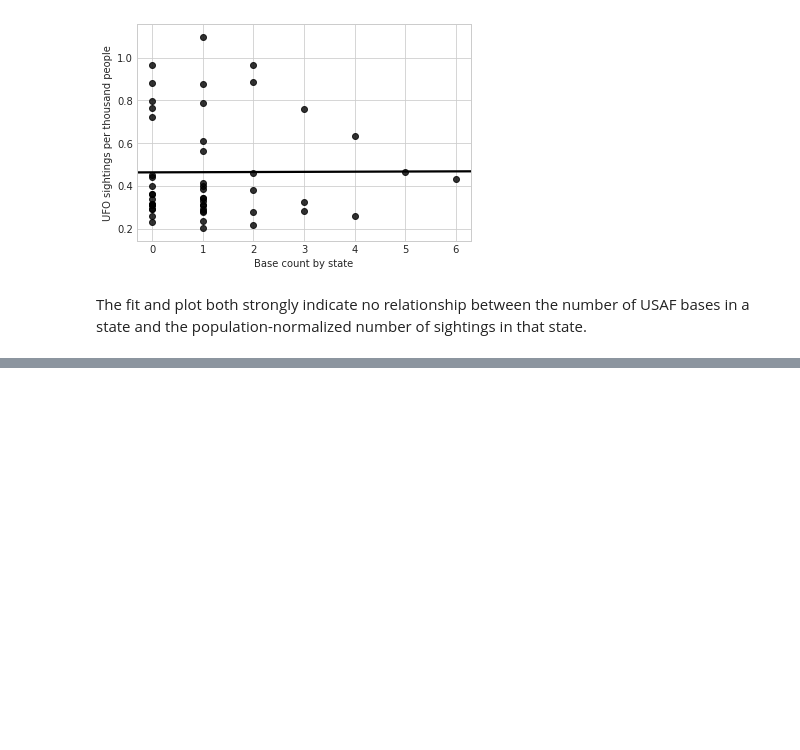
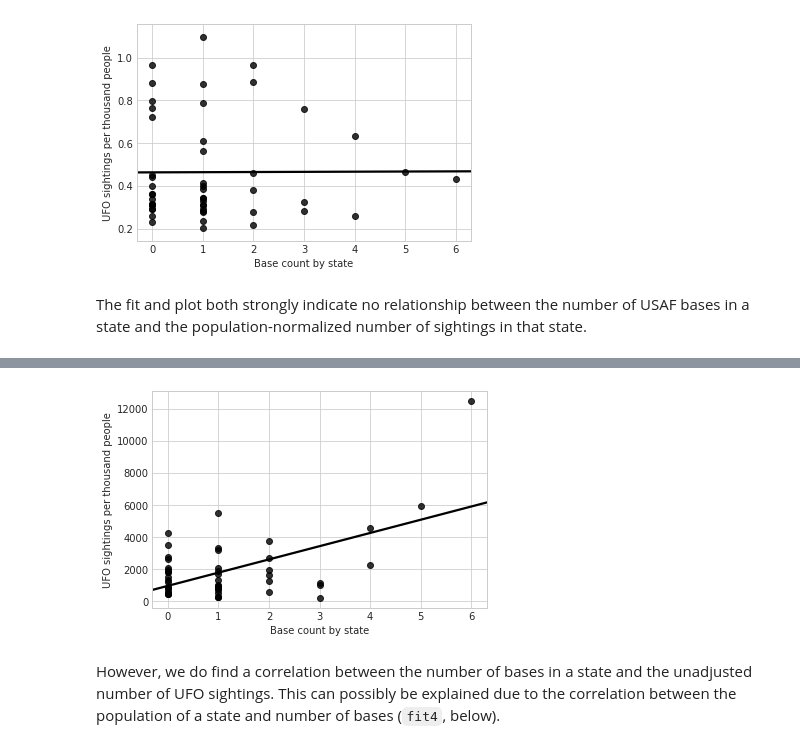
Before and after one commit to mackenziedg/UFOTracker, a Jupyter notebook: src/ufo_cleaning/base_analysis.ipynb, the cells around one changed output, grey strips where cells are left out. Drawn from its saved outputs; the diff is of its cells as text; code cells hidden in the pictures; blank space fills up the shorter version.

Commit message:
Further analysis of the base locations.

```diff
--- a/src/ufo_cleaning/base_analysis.ipynb
+++ b/src/ufo_cleaning/base_analysis.ipynb
@@ -182,0 +204,9 @@ The fit and plot both strongly indicate no relationship between the number of US
+# %%
+# Plot this fit
+sns.regplot(x='base_count', y='sightings', data=df, ci=None, color='black')
+plt.xlabel('Base count by state');
+plt.ylabel('UFO sightings per thousand people');
+# %% [output]
+[figure, added]
+# %% [markdown]
+However, we do find a correlation between the number of bases in a state and the unadjusted number of UFO sightings. This can possibly be explained due to the correlation between the population of a state and number of bases (`fit4`, below).
```
Also changed, not shown: parts of 19 cells of this notebook, 1 other file.
